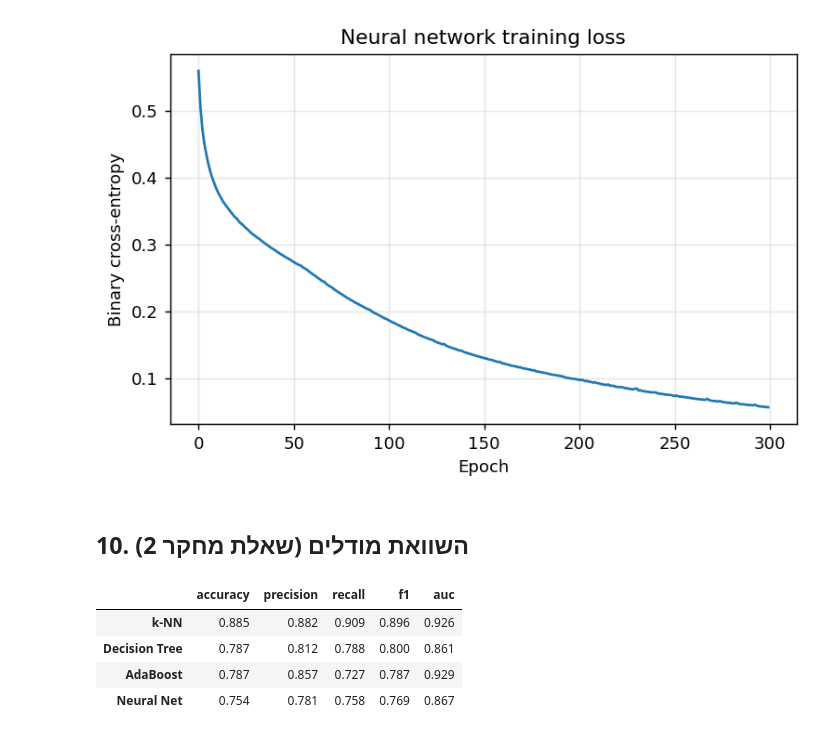
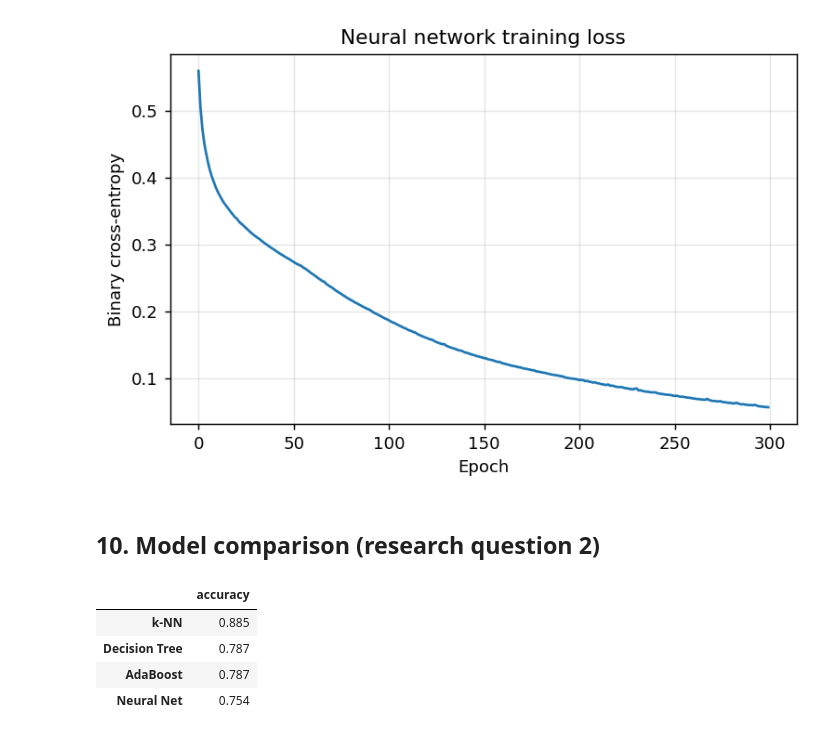
Before and after one commit to yonatang8675/ML_Project, a Jupyter notebook: notebooks/heart_disease.ipynb, the cells around one changed output. Cells and saved outputs as stored; diff of their text form; code cells hidden in the pictures.

```diff
--- a/notebooks/heart_disease.ipynb
+++ b/notebooks/heart_disease.ipynb
@@ -142,6 +147,6 @@ display(Image(plots.plot_2d_projection(X, y, method="jl")))
 # %%
-Xr, yr, _ = dl.get_Xy(raw_df)   # raw (with duplicates)
-Xu, yu, _ = dl.get_Xy(df)       # unique
+X_raw, y_raw, _ = dl.get_Xy(raw_df)      # with duplicates
+X_unique, y_unique, _ = dl.get_Xy(df)    # without duplicates
 
 experiments = {
     "1-NN":                 (lambda: KNNClassifier(k=1), True),
@@ -152,12 +157,14 @@ experiments = {
 
 rows = []
 for name, (factory, scale) in experiments.items():
-    e = ev.duplicate_leakage_experiment(factory, Xr, yr, Xu, yu, seed=SEED, scale=scale)
+    experiment = ev.duplicate_leakage_experiment(
+        factory, X_raw, y_raw, X_unique, y_unique, seed=SEED, scale=scale
+    )
     rows.append({
         "model": name,
-        "acc_with_duplicates": e["accuracy_with_duplicates"],
-        "acc_deduplicated": e["accuracy_deduplicated"],
-        "gap": e["accuracy_with_duplicates"] - e["accuracy_deduplicated"],
+        "acc_with_duplicates": experiment["accuracy_with_duplicates"],
+        "acc_deduplicated": experiment["accuracy_deduplicated"],
+        "gap": experiment["accuracy_with_duplicates"] - experiment["accuracy_deduplicated"],
     })
 
 leakage_df = pd.DataFrame(rows)
@@ -253,12 +269,12 @@ display(Image(plots.plot_curve(range(1, len(ada.train_errors_) + 1),
 # Choose the number of rounds by 5-fold CV.
 round_grid = [1, 5, 10, 20, 30, 50, 75, 100]
 cv_round = []
-for T in round_grid:
-    s = ev.cross_val_score(lambda T=T: AdaBoostClassifier(n_estimators=T),
-                           X_train, y_train, n_splits=5, seed=SEED, scale=False)
-    cv_round.append(s.mean())
-best_T = round_grid[int(np.argmax(cv_round))]
-print("CV accuracy per T:", {T: round(a, 3) for T, a in zip(round_grid, cv_round)})
-print("Best n_estimators =", best_T)
+for n_rounds in round_grid:
+    scores = ev.cross_val_score(lambda n=n_rounds: AdaBoostClassifier(n_estimators=n),
+                                X_train, y_train, n_splits=5, seed=SEED, scale=False)
+    cv_round.append(scores.mean())
+best_n_rounds = round_grid[int(np.argmax(cv_round))]
+print("CV accuracy per n_estimators:", {n: round(acc, 3) for n, acc in zip(round_grid, cv_round)})
+print("Best n_estimators =", best_n_rounds)
 # %% [output]
 [figure]
@@ -285,34 +301,33 @@ Numerical gradient check (relative diff) = 5.02e-10  -> PASS
 Final training loss = 0.0567
 Test accuracy = 0.754
 [figure]
-# %% [markdown]
-## 10. השוואת מודלים (שאלת מחקר 2)
+# %% [markdown]
+## 10. Model comparison (research question 2)
 # %%
 # Final tuned models.
 final_models = {
     "k-NN":          (lambda: KNNClassifier(k=best_k), True),
     "Decision Tree": (lambda: DecisionTreeClassifier(criterion="entropy", max_depth=best_depth), False),
-    "AdaBoost":      (lambda: AdaBoostClassifier(n_estimators=best_T), False),
+    "AdaBoost":      (lambda: AdaBoostClassifier(n_estimators=best_n_rounds), False),
     "Neural Net":    (lambda: NeuralNetwork(hidden_layers=(16,), lr=0.1, epochs=300,
                                             batch_size=32, l2=1e-4, seed=SEED), True),
 }
 
-results, fitted, roc_data = {}, {}, {}
+results = {}
+fitted = {}
 for name, (factory, scale) in final_models.items():
-    Xtr, Xte = (X_train_s, X_test_s) if scale else (X_train, X_test)
-    model = factory(); model.fit(Xtr, y_train)
+    X_fit, X_eval = (X_train_s, X_test_s) if scale else (X_train, X_test)
+    model = factory()
+    model.fit(X_fit, y_train)
     fitted[name] = (model, scale)
-    results[name] = ev.evaluate_model(model, Xtr, y_train, Xte, y_test)
-    proba = model.predict_proba(Xte)[:, 1]
-    fpr, tpr, _ = metrics.roc_curve(y_test, proba)
-    roc_data[name] = (fpr, tpr, metrics.auc(fpr, tpr))
+    results[name] = ev.evaluate_model(model, X_fit, y_train, X_eval, y_test)
 
-results_df = pd.DataFrame(results).T[["accuracy", "precision", "recall", "f1", "auc"]]
+results_df = pd.DataFrame(results).T[["accuracy"]]
 results_df = results_df.sort_values("accuracy", ascending=False)
 results_df
 # %% [output]
-|  | accuracy | precision | recall | f1 | auc |
-| k-NN | 0.885 | 0.882 | 0.909 | 0.896 | 0.926 |
-| Decision Tree | 0.787 | 0.812 | 0.788 | 0.800 | 0.861 |
-| AdaBoost | 0.787 | 0.857 | 0.727 | 0.787 | 0.929 |
-| Neural Net | 0.754 | 0.781 | 0.758 | 0.769 | 0.867 |
+|  | accuracy |
+| k-NN | 0.885 |
+| Decision Tree | 0.787 |
+| AdaBoost | 0.787 |
+| Neural Net | 0.754 |
```
Also changed, not shown: parts of 36 cells of this notebook, 34 other files.
